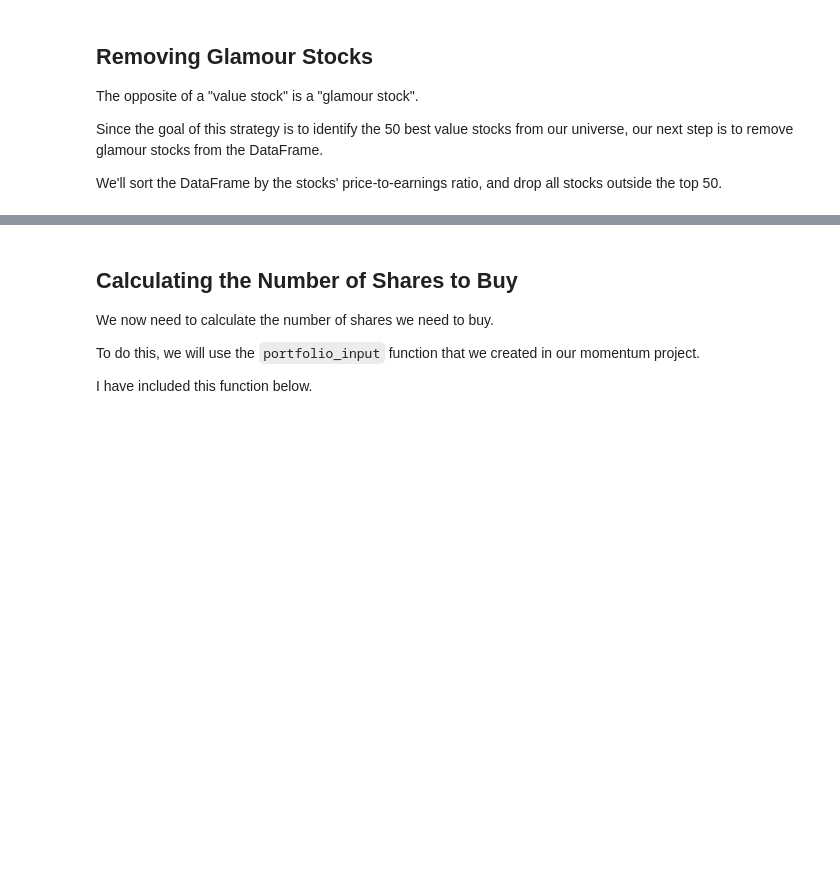
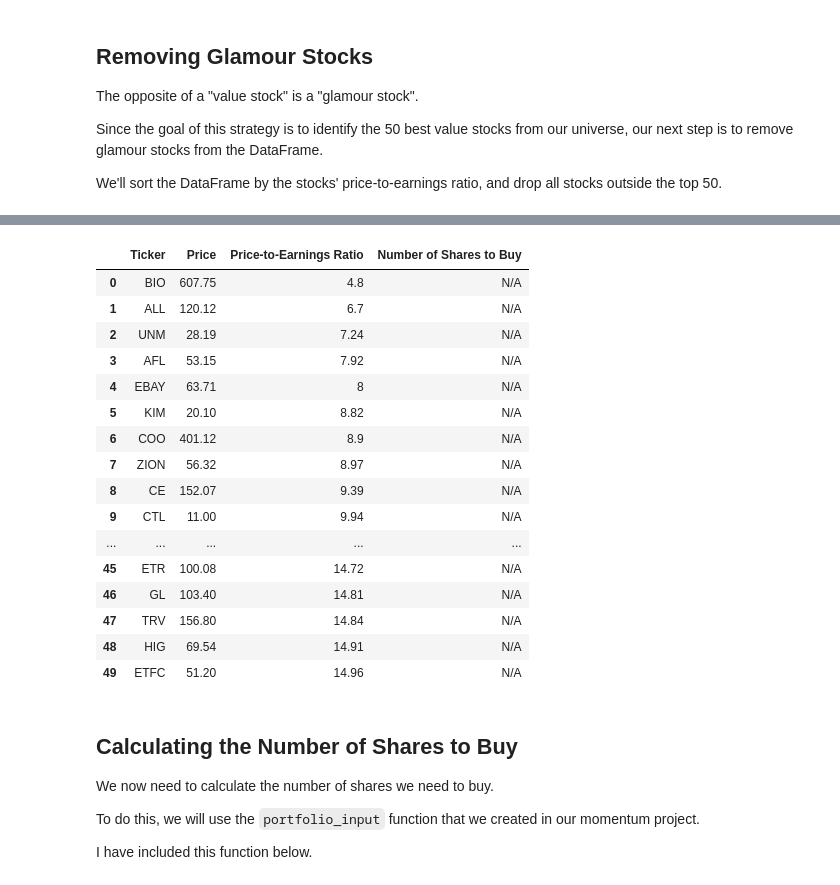
Before and after one commit to avin-shum/algorithmic-trading-python, a Jupyter notebook: learning_files/003_quantitative_value_strategy.ipynb, the cells around one changed output, grey strips where cells are left out. Drawn from its saved outputs; the diff is of its cells as text; code cells hidden in the pictures; blank space fills up the shorter version.

```diff
--- a/learning_files/003_quantitative_value_strategy.ipynb
+++ b/learning_files/003_quantitative_value_strategy.ipynb
@@ -130,3 +111,28 @@ We'll sort the DataFrame by the stocks' price-to-earnings ratio, and drop all st
+# %%
+final_dataframe.sort_values('Price-to-Earnings Ratio', inplace=True)
+final_dataframe50 = final_dataframe[final_dataframe['Price-to-Earnings Ratio'] > 0]
+final_dataframe50 = final_dataframe50[:50]
+final_dataframe50.reset_index(inplace=True)
+final_dataframe50.drop('index', axis=1, inplace=True)
+final_dataframe50
+# %% [output]
+|  | Ticker | Price | Price-to-Earnings Ratio | Number of Shares to Buy |
+| 0 | BIO | 607.75 | 4.8 | N/A |
+| 1 | ALL | 120.12 | 6.7 | N/A |
+| 2 | UNM | 28.19 | 7.24 | N/A |
+| 3 | AFL | 53.15 | 7.92 | N/A |
+| 4 | EBAY | 63.71 | 8 | N/A |
+| 5 | KIM | 20.10 | 8.82 | N/A |
+| 6 | COO | 401.12 | 8.9 | N/A |
+| 7 | ZION | 56.32 | 8.97 | N/A |
+| 8 | CE | 152.07 | 9.39 | N/A |
+| 9 | CTL | 11.00 | 9.94 | N/A |
+| ... | ... | ... | ... | ... |
+| 45 | ETR | 100.08 | 14.72 | N/A |
+| 46 | GL | 103.40 | 14.81 | N/A |
+| 47 | TRV | 156.80 | 14.84 | N/A |
+| 48 | HIG | 69.54 | 14.91 | N/A |
+| 49 | ETFC | 51.20 | 14.96 | N/A |
 # %% [markdown]
 ## Calculating the Number of Shares to Buy
 We now need to calculate the number of shares we need to buy.
```
Also changed, not shown: parts of 1 cell of this notebook.
